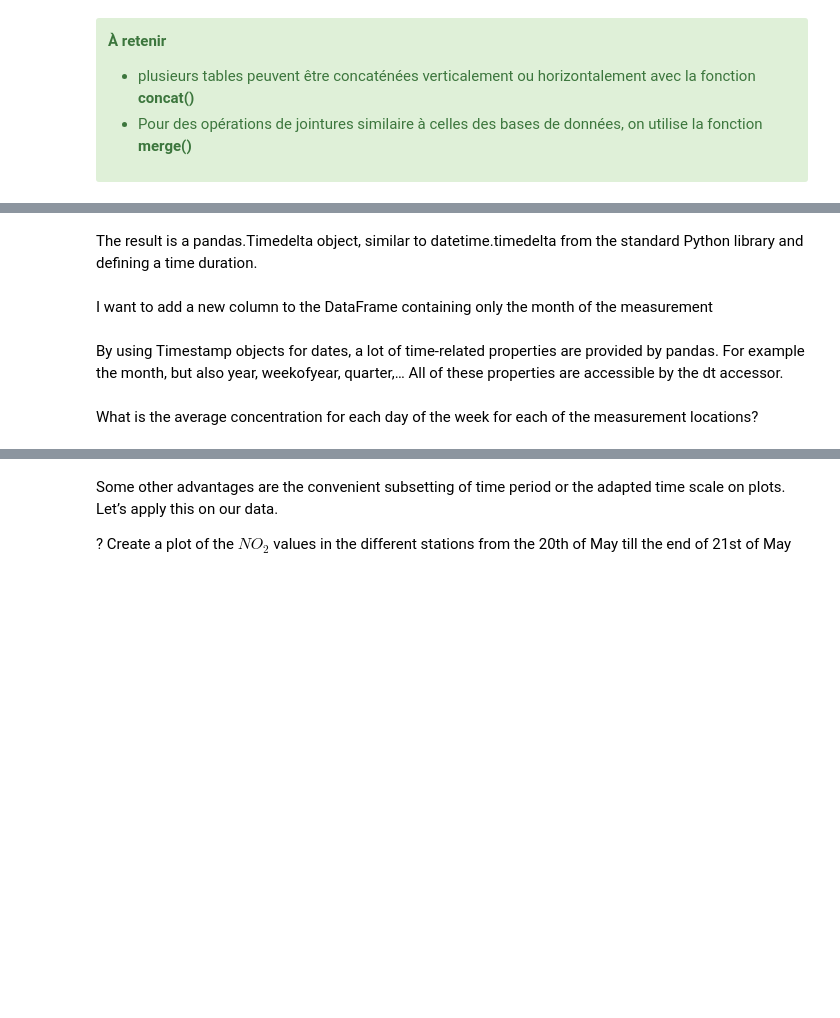
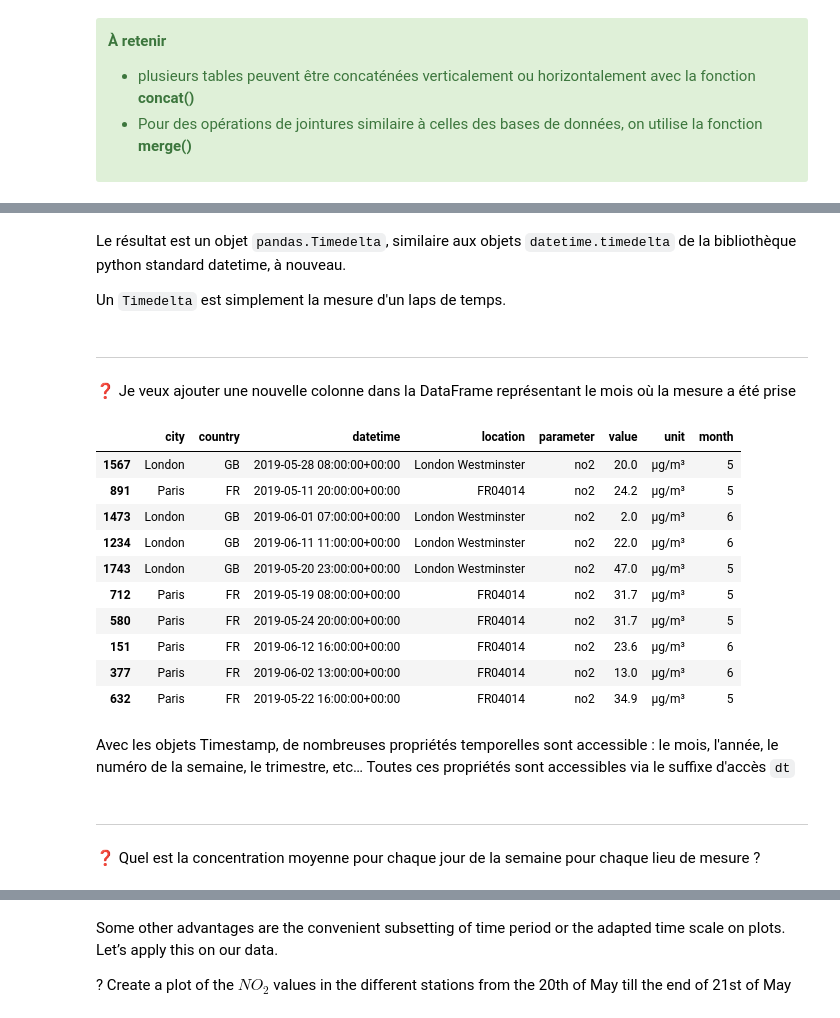
Before and after one commit to philippe-lemaire/insa-notebooks, a Jupyter notebook: formations/pandas/pandas_101.ipynb, the cells around one changed output, grey strips where cells are left out. Saved outputs shown, nothing was run; the diff lists cells and outputs as text; code cells hidden in the pictures; blank space fills up the shorter version.

```diff
--- a/formations/pandas/pandas_101.ipynb
+++ b/formations/pandas/pandas_101.ipynb
@@ -984,14 +1581,30 @@ air_quality["datetime"].max() - air_quality["datetime"].min()
 # %% [markdown]
-The result is a pandas.Timedelta object, similar to datetime.timedelta from the standard Python library and defining a time duration.
+Le résultat est un objet `pandas.Timedelta`, similaire aux objets `datetime.timedelta` de la bibliothèque python standard datetime, à nouveau.
+
+Un `Timedelta` est simplement la mesure d'un laps de temps.
 # %% [markdown]
-I want to add a new column to the DataFrame containing only the month of the measurement
+---
+❓ Je veux ajouter une nouvelle colonne dans la DataFrame représentant le mois où la mesure a été prise
 # %%
 air_quality["month"] = air_quality["datetime"].dt.month
 
-air_quality.head()
+air_quality.sample(10)
+# %% [output]
+|  | city | country | datetime | location | parameter | value | unit | month |
+| 1567 | London | GB | 2019-05-28 08:00:00+00:00 | London Westminster | no2 | 20.0 | µg/m³ | 5 |
+| 891 | Paris | FR | 2019-05-11 20:00:00+00:00 | FR04014 | no2 | 24.2 | µg/m³ | 5 |
+| 1473 | London | GB | 2019-06-01 07:00:00+00:00 | London Westminster | no2 | 2.0 | µg/m³ | 6 |
+| 1234 | London | GB | 2019-06-11 11:00:00+00:00 | London Westminster | no2 | 22.0 | µg/m³ | 6 |
+| 1743 | London | GB | 2019-05-20 23:00:00+00:00 | London Westminster | no2 | 47.0 | µg/m³ | 5 |
+| 712 | Paris | FR | 2019-05-19 08:00:00+00:00 | FR04014 | no2 | 31.7 | µg/m³ | 5 |
+| 580 | Paris | FR | 2019-05-24 20:00:00+00:00 | FR04014 | no2 | 31.7 | µg/m³ | 5 |
+| 151 | Paris | FR | 2019-06-12 16:00:00+00:00 | FR04014 | no2 | 23.6 | µg/m³ | 6 |
+| 377 | Paris | FR | 2019-06-02 13:00:00+00:00 | FR04014 | no2 | 13.0 | µg/m³ | 6 |
+| 632 | Paris | FR | 2019-05-22 16:00:00+00:00 | FR04014 | no2 | 34.9 | µg/m³ | 5 |
 # %% [markdown]
-By using Timestamp objects for dates, a lot of time-related properties are provided by pandas. For example the month, but also year, weekofyear, quarter,… All of these properties are accessible by the dt accessor.
+Avec les objets Timestamp, de nombreuses propriétés temporelles sont accessible : le mois, l'année, le numéro de la semaine, le trimestre, etc… Toutes ces propriétés sont accessibles via le suffixe d'accès `dt`
 # %% [markdown]
-What is the average concentration for each day of the week for each of the measurement locations?
+---
+❓ Quel est la concentration moyenne pour chaque jour de la semaine pour chaque lieu de mesure ?
 # %%
 air_quality.groupby([air_quality["datetime"].dt.weekday, "location"])["value"].mean()
```
Also changed, not shown: parts of 104 cells of this notebook.
